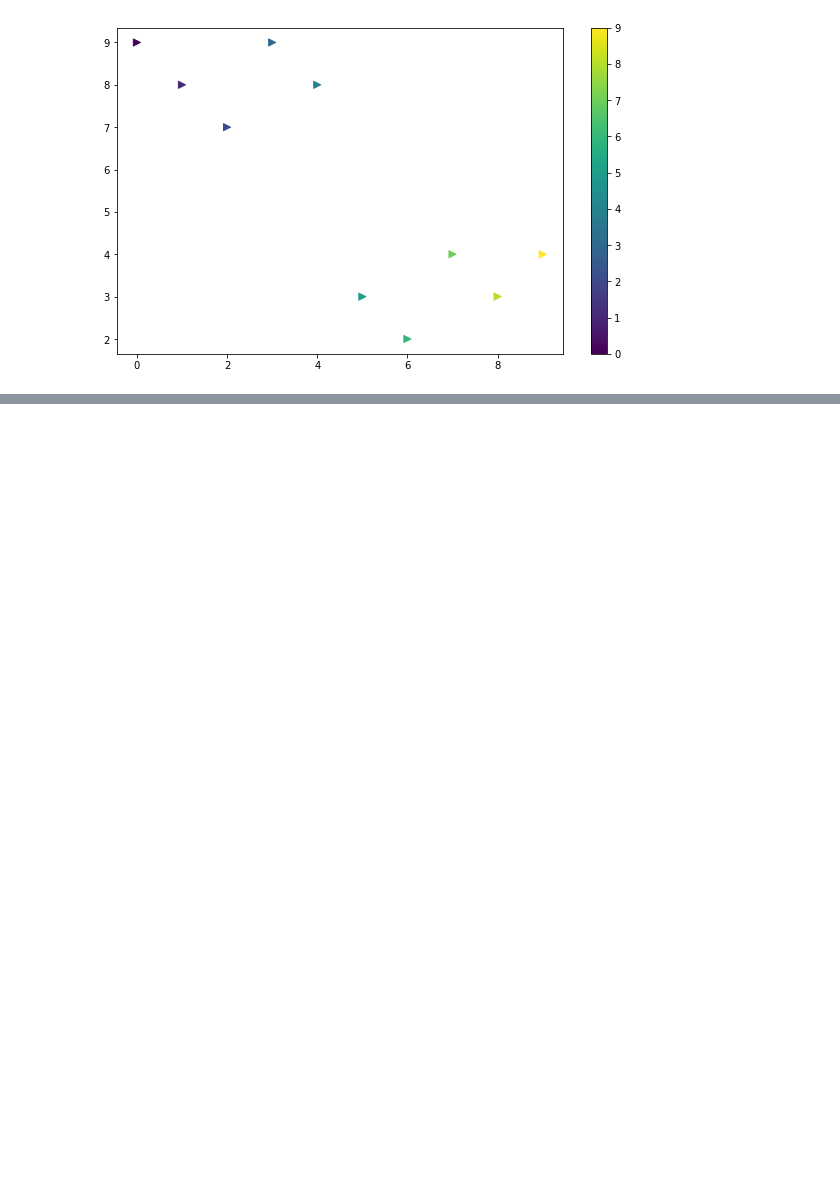
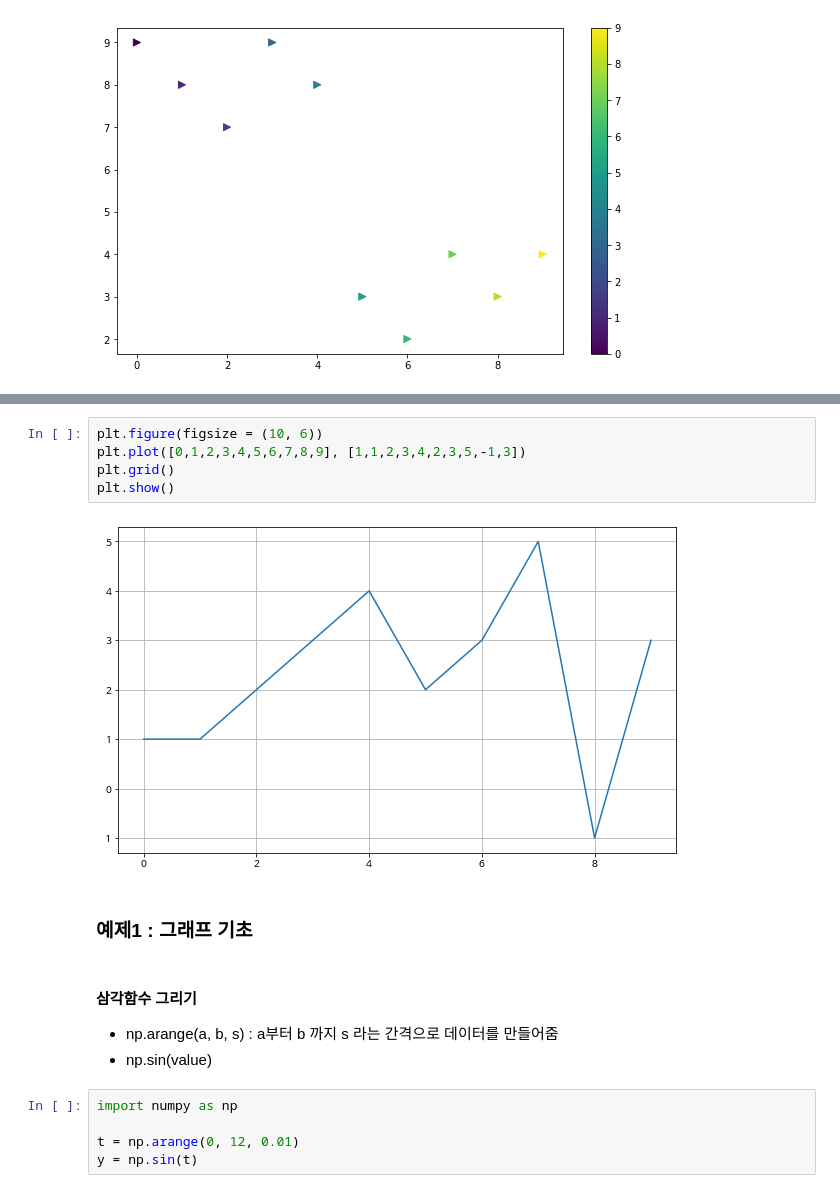
Before and after one commit to newrandom/Zero_part5_EDA-scrapping, a Jupyter notebook: chapter/02-12. matplotlib 기초.ipynb, the cells around one changed output, grey strips where cells are left out. Drawn from its saved outputs; the diff is of its cells as text; blank space fills up the shorter version.

```diff
--- a/chapter/02-12. matplotlib 기초.ipynb
+++ b/chapter/02-12. matplotlib 기초.ipynb
@@ -77,0 +84,18 @@ dG()
+# %%
+plt.figure(figsize = (10, 6))
+plt.plot([0,1,2,3,4,5,6,7,8,9], [1,1,2,3,4,2,3,5,-1,3])
+plt.grid()
+plt.show()
+# %% [output]
+[figure, added]
+# %% [markdown]
+### 예제1 : 그래프 기초
+# %% [markdown]
+#### 삼각함수 그리기
+- np.arange(a, b, s) : a부터 b 까지 s 라는 간격으로 데이터를 만들어줌
+- np.sin(value)
+# %%
+import numpy as np
+
+t = np.arange(0, 12, 0.01)
+y = np.sin(t)
```
Also changed, not shown: parts of 8 cells of this notebook.
